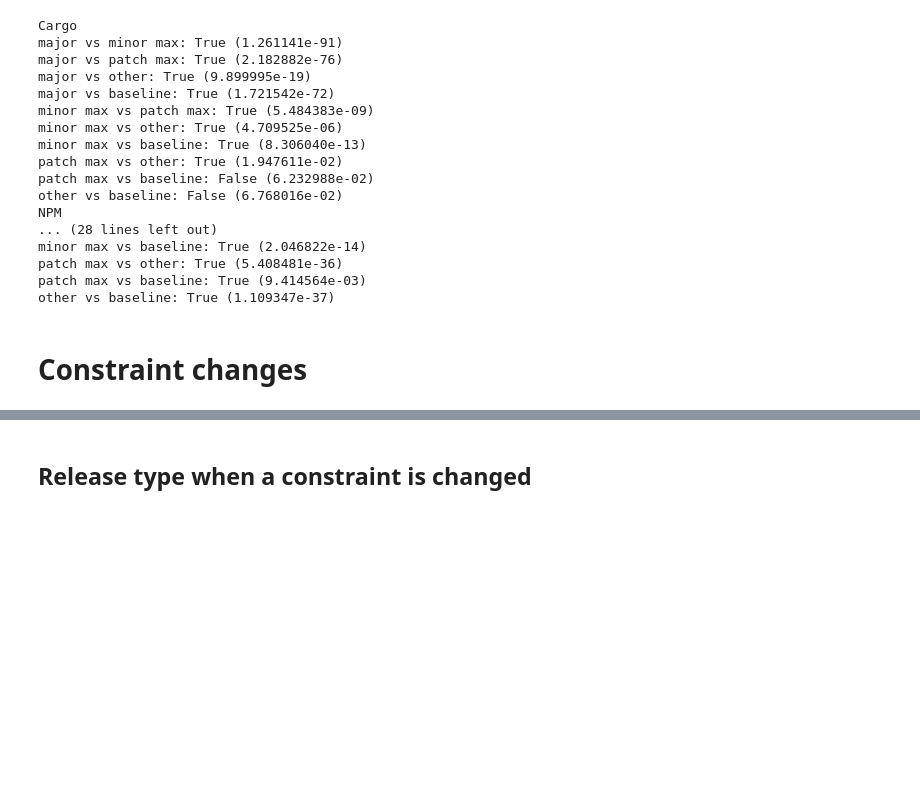
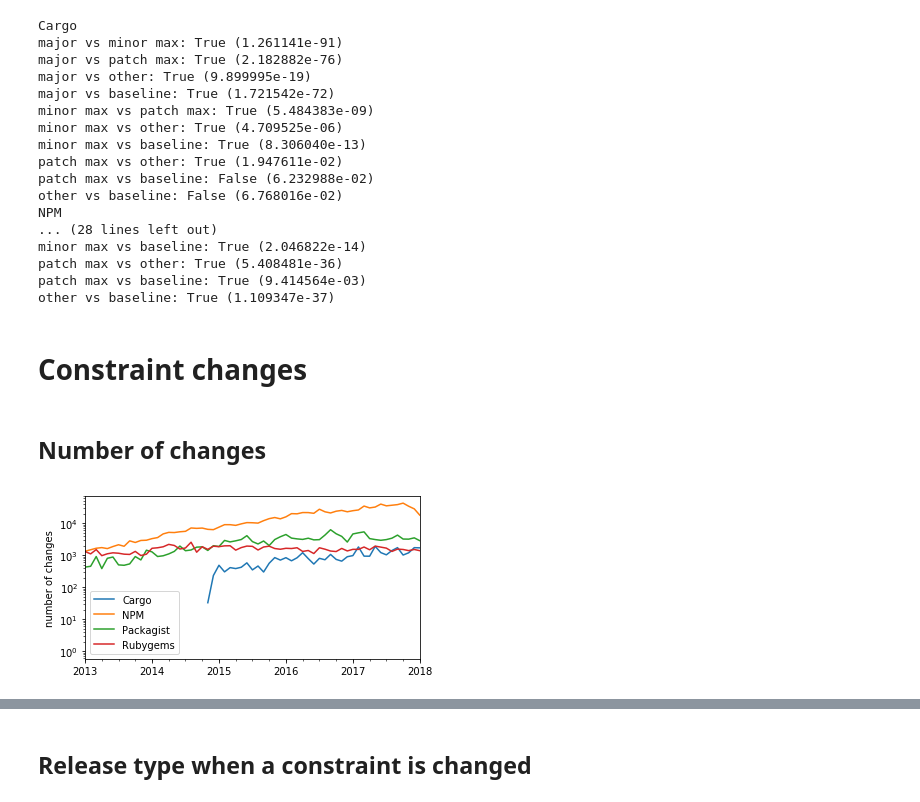
Before and after one commit to AlexandreDecan/secos-constraints, a Jupyter notebook: notebooks/Constraint analysis.ipynb, the cells around one changed output, grey strips where cells are left out. Cells and saved outputs as stored; diff of their text form; code cells hidden in the pictures; blank space fills up the shorter version.

```diff
--- a/notebooks/Constraint analysis.ipynb
+++ b/notebooks/Constraint analysis.ipynb
@@ -595,3 +595,44 @@ patch max vs baseline: True (9.414564e-03)
 other vs baseline: True (1.109347e-37)
 # %% [markdown]
 # Constraint changes
+# %% [markdown]
+## Number of changes
+# %%
+fig, ax = matplotlib.pyplot.subplots()
+
+df_temp = pandas.concat([
+    (
+        df_constraints[ecosystem]
+        [lambda d: ~d['constraint_is_new']]
+        .merge(
+            df_versions[ecosystem]
+            [['package', 'rank', 'type']],
+            how='left',
+            on=['package', 'rank']
+        )
+        .groupby(pandas.Grouper(key='date', freq='1M'))
+        [['version']]
+        .count()
+        .assign(ecosystem=ecosystem)
+    ) for ecosystem in ECOSYSTEMS
+])
+
+(
+    df_temp
+    .pivot(columns='ecosystem', values='version')
+    [ECOSYSTEMS]
+    .plot(color=[COLORS[e] for e in ECOSYSTEMS], ax=ax)
+)
+
+ax.set(
+    xlabel='',
+    xlim=DATE_RANGE,
+    ylabel='number of changes',
+    yscale='log',
+)
+
+ax.legend(title=None)
+
+savefig(fig, 'change_number_evolution')
+# %% [output]
+[figure, added]
```
Also changed, not shown: parts of 11 cells of this notebook.
